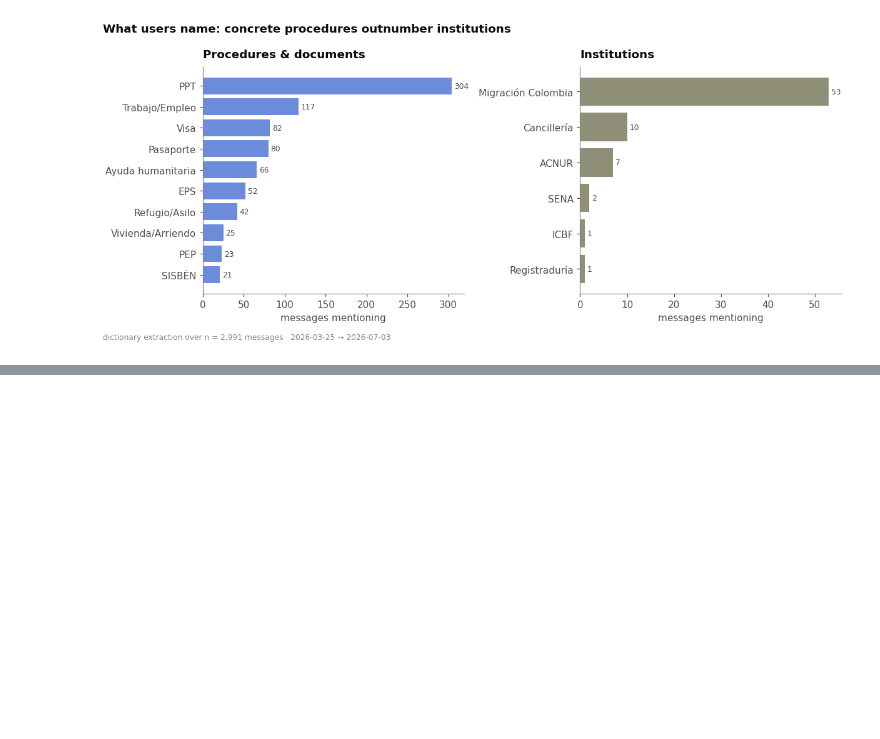
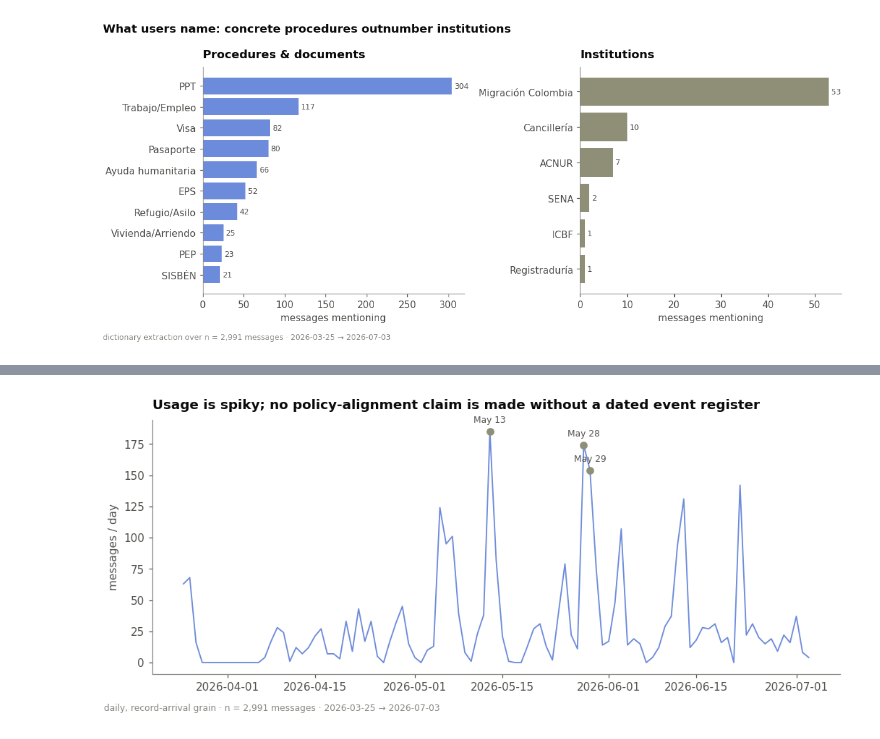
Before and after one commit to DiversaStudio/chatbot_methodology_mmc, a Jupyter notebook: notebooks/02_demand_behaviour_experience.ipynb, the cells around one changed output, grey strips where cells are left out. Saved outputs shown, nothing was run; the diff lists cells and outputs as text; code cells hidden in the pictures; blank space fills up the shorter version.

```diff
--- a/notebooks/02_demand_behaviour_experience.ipynb
+++ b/notebooks/02_demand_behaviour_experience.ipynb
@@ -97,0 +116,14 @@ plt.tight_layout(); plt.show()
+# %%
+daily = SD.messages.dropna(subset=["ts"]).set_index("ts").resample("D").size()
+fig, ax = plt.subplots(figsize=(9.5, 4.0))
+ax.plot(daily.index, daily.values, color=theme.PRIMARY, lw=1.2)
+top_days = daily.nlargest(3)
+for d, v in top_days.items():
+    ax.annotate(d.strftime("%b %d"), (d, v), textcoords="offset points",
+                xytext=(0, 8), ha="center", fontsize=8, color=theme.INK2)
+    ax.scatter([d], [v], color=theme.MADERA, zorder=5)
+ax.set_ylabel("messages / day"); ax.set_title("Usage is spiky; no policy-alignment claim is made without a dated event register")
+fig.text(0.01, -0.02, f"daily, record-arrival grain · n = {len(SD.messages):,} messages · {WINDOW}", fontsize=8, color=theme.MUTED)
+plt.tight_layout(); plt.show()
+# %% [output]
+[figure, added]
```
Also changed, not shown: parts of 2 cells of this notebook.
